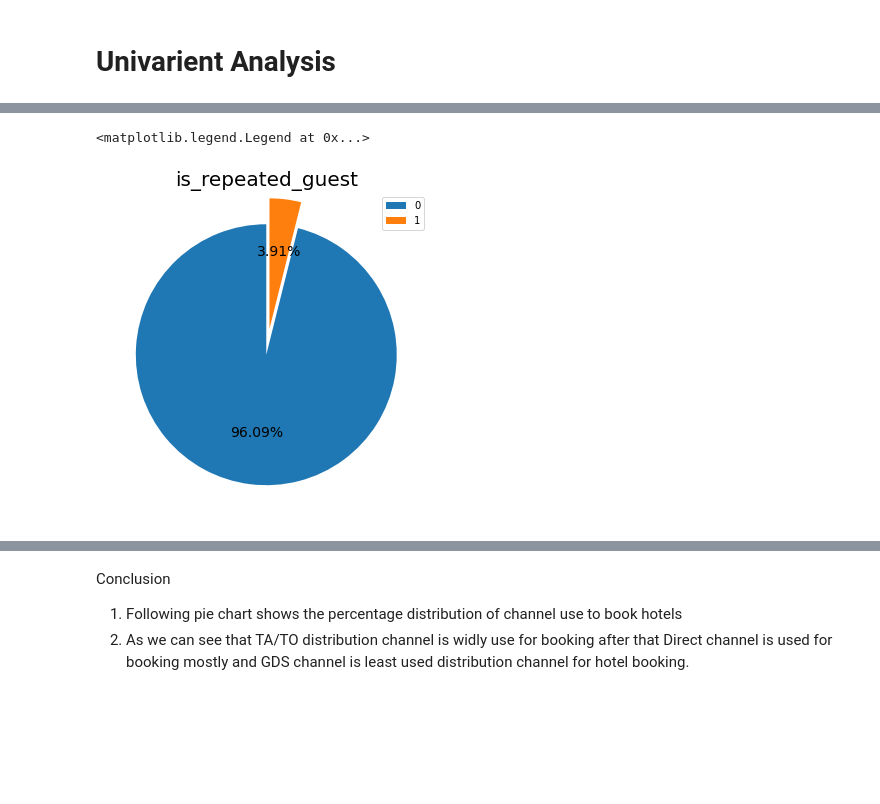
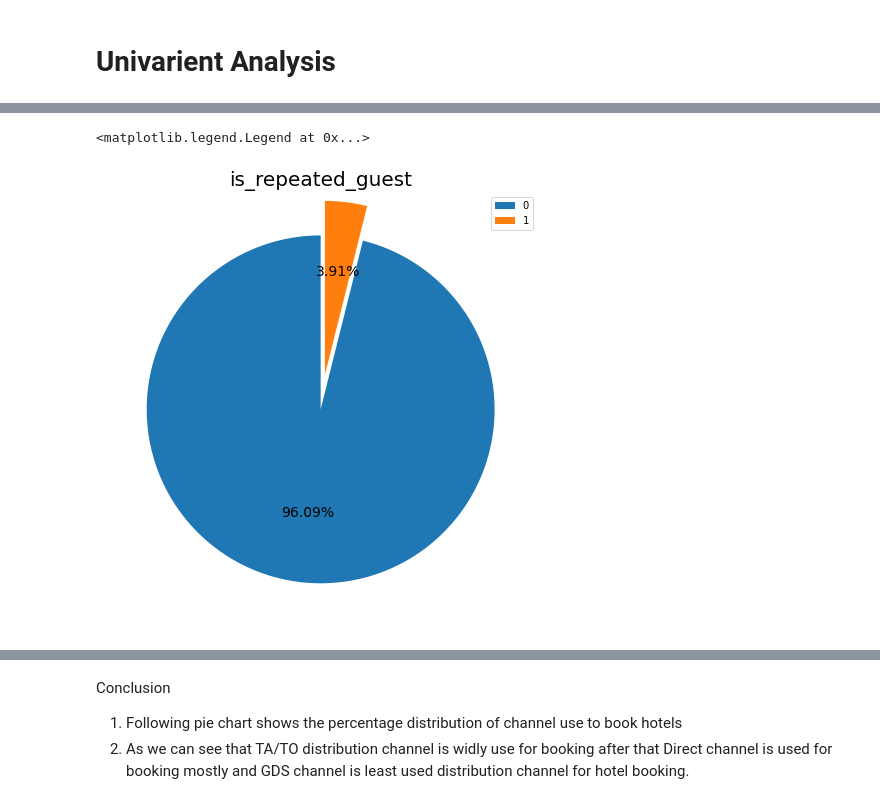
Before and after one commit to aditya8075/EDA---Hotel-Booking-Analysis, a Jupyter notebook: Aditya_Tadas_EDA_on_Hotel_Booking_Capstone_project.ipynb, the cells around one changed output, grey strips where cells are left out. Saved outputs shown, nothing was run; the diff lists cells and outputs as text; code cells hidden in the pictures; blank space fills up the shorter version.

```diff
--- a/Aditya_Tadas_EDA_on_Hotel_Booking_Capstone_project.ipynb
+++ b/Aditya_Tadas_EDA_on_Hotel_Booking_Capstone_project.ipynb
@@ -173,15 +183,16 @@ Conclusion
 3. no of bookig in more in city hotel as compared to the resort Hotel.
 # %%
-plt.figure(figsize=(7,6))
+#how many repeted customers present in dataset
+plt.figure(figsize=(12,8))
 labels = df['is_repeated_guest'].value_counts().index.tolist()
 sizes = df['is_repeated_guest'].value_counts().tolist()
 explode = (0, 0.2)
 plt.pie(sizes, explode=explode,autopct='%1.2f%%', startangle=90, textprops={'fontsize': 14})
 plt.title('is_repeated_guest', fontsize=20)
 plt.legend(labels,loc=1, prop = {'size' :10 })
 # %% [output]
 <matplotlib.legend.Legend at 0x...>
-[figure, old version]
+[figure, new version]
 # %% [markdown]
 Conclusion
 1. From the above pie chart we can conclude that only 3.91 % guests are repeated and 96.09 % guest
```
Also changed, not shown: parts of 62 cells of this notebook.
